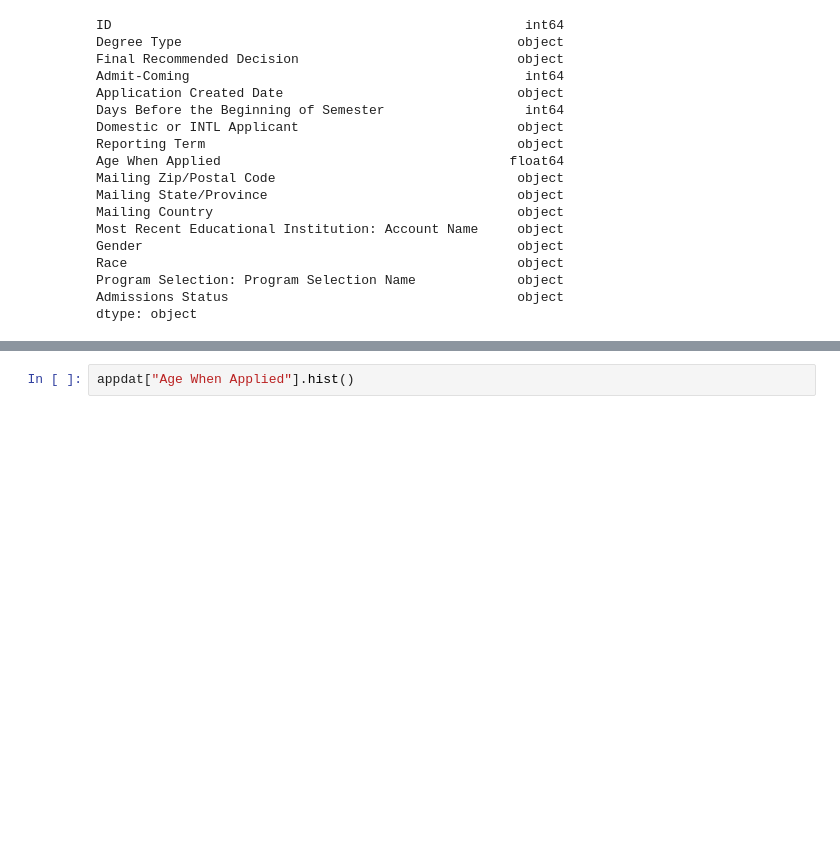
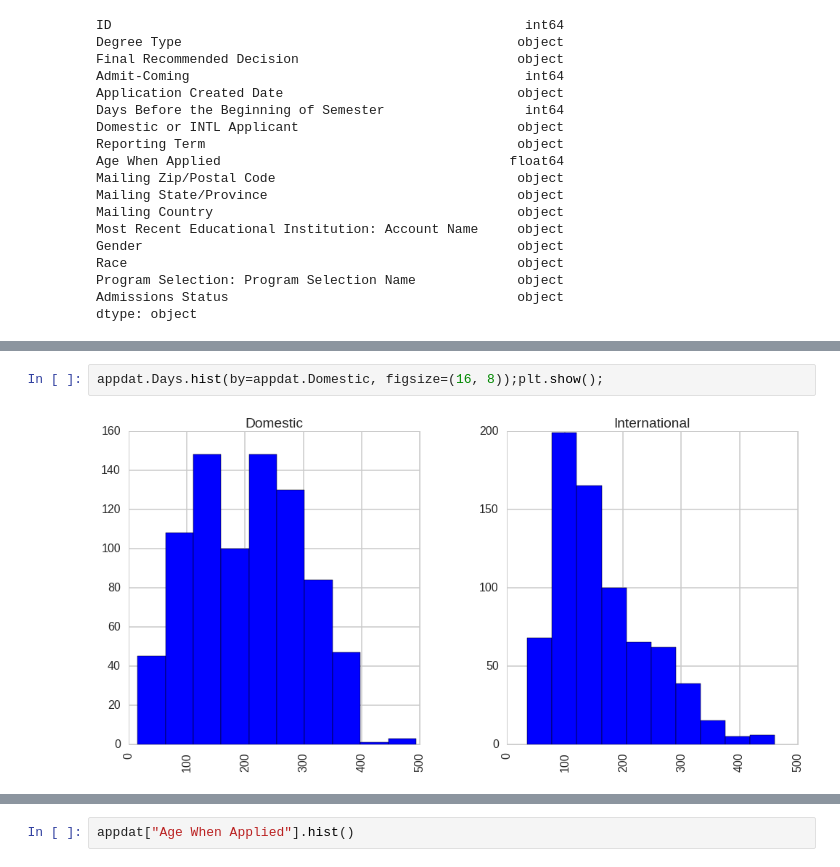
Before and after one commit to theaok/vis-sp23-ewattudo, a Jupyter notebook: ps3.ipynb, the cells around one changed output, grey strips where cells are left out. Cells and saved outputs as stored; diff of their text form; blank space fills up the shorter version.

```diff
--- a/ps3.ipynb
+++ b/ps3.ipynb
@@ -145,0 +178,4 @@ appdat["Days Before the Beginning of Semester "].hist()
+# %%
+appdat.Days.hist(by=appdat.Domestic, figsize=(16, 8));plt.show();
+# %% [output]
+[figure, added]
```
Also changed, not shown: parts of 16 cells of this notebook.
